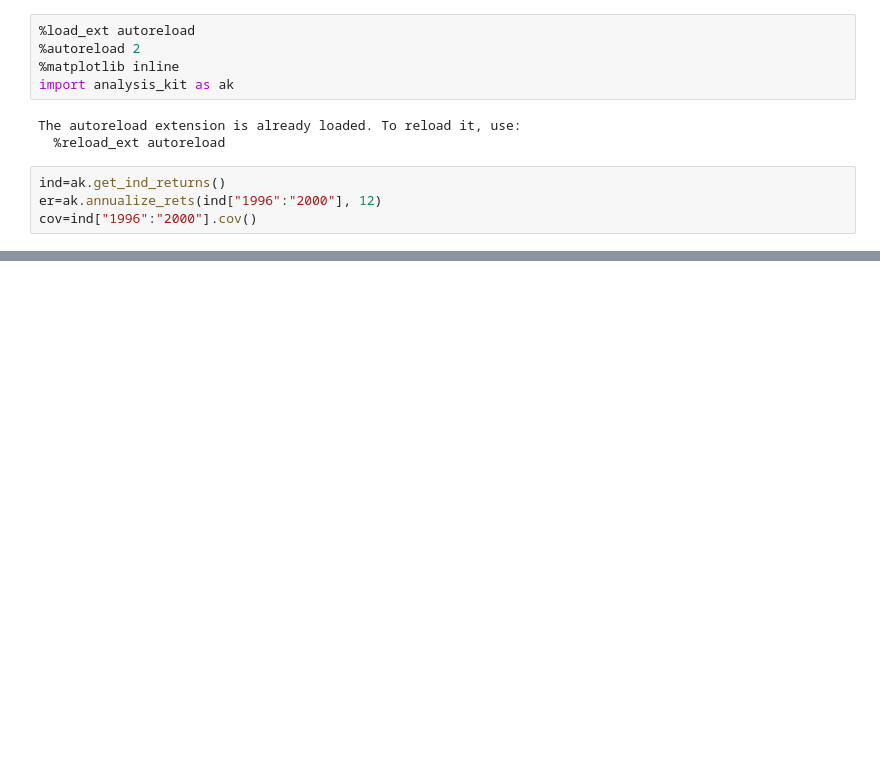
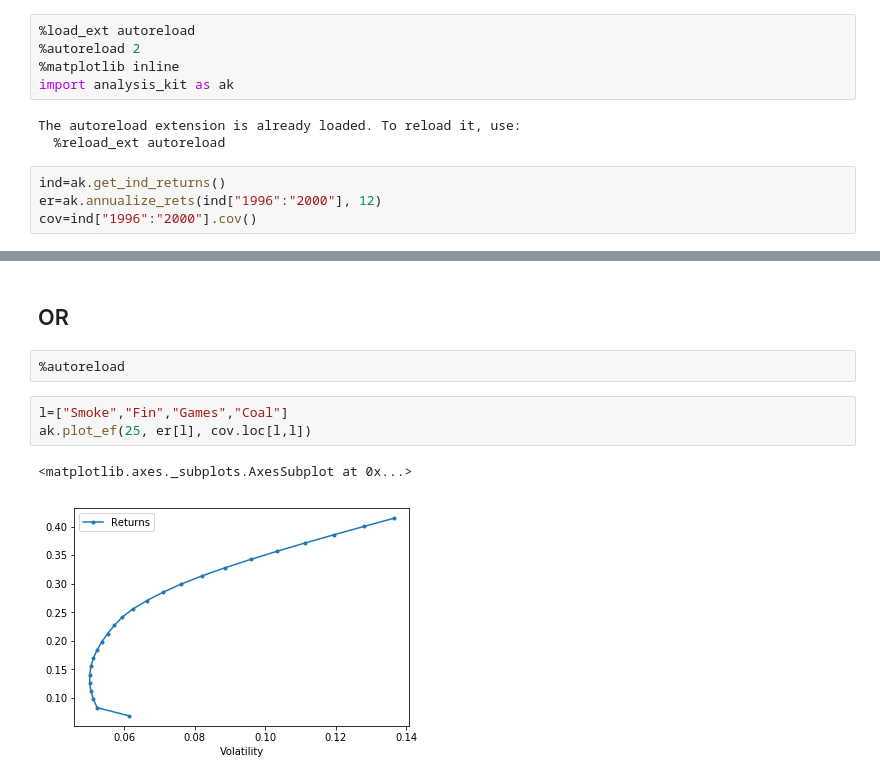
Before and after one commit to biv-neupane7/Investment-management-with-python, a Jupyter notebook: Week 2 Efficient frontier and portfolio management.ipynb, the cells around one changed output, grey strips where cells are left out. Drawn from its saved outputs; the diff is of its cells as text; blank space fills up the shorter version.

```diff
--- a/Week 2 Efficient frontier and portfolio management.ipynb
+++ b/Week 2 Efficient frontier and portfolio management.ipynb
@@ -456,0 +545,10 @@ def plot_ef2(n_points, er, cov):
+# %% [markdown]
+## OR
+# %%
+%autoreload
+# %%
+l=["Smoke","Fin","Games","Coal"]
+ak.plot_ef(25, er[l], cov.loc[l,l])
+# %% [output]
+<matplotlib.axes._subplots.AxesSubplot at 0x...>
+[figure, added]
```
Also changed, not shown: parts of 16 cells of this notebook.
